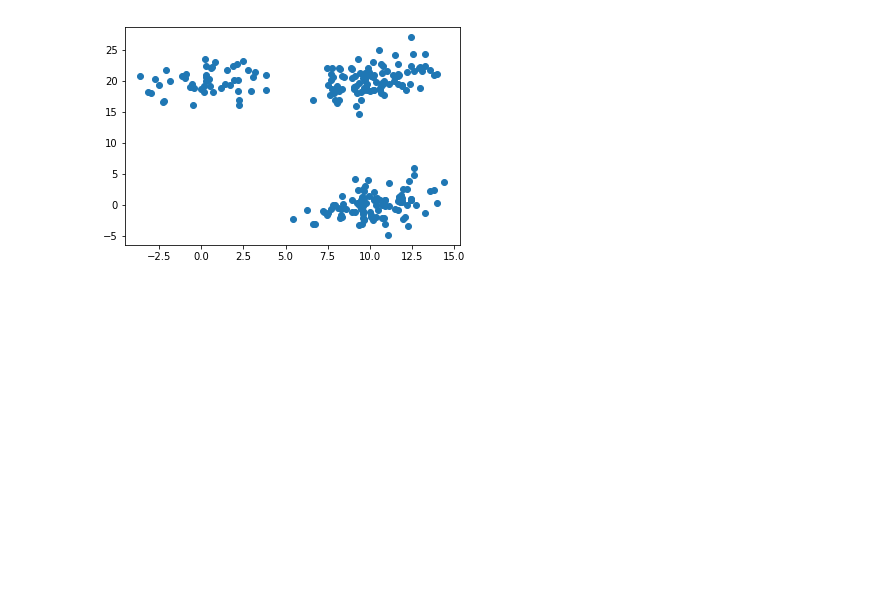
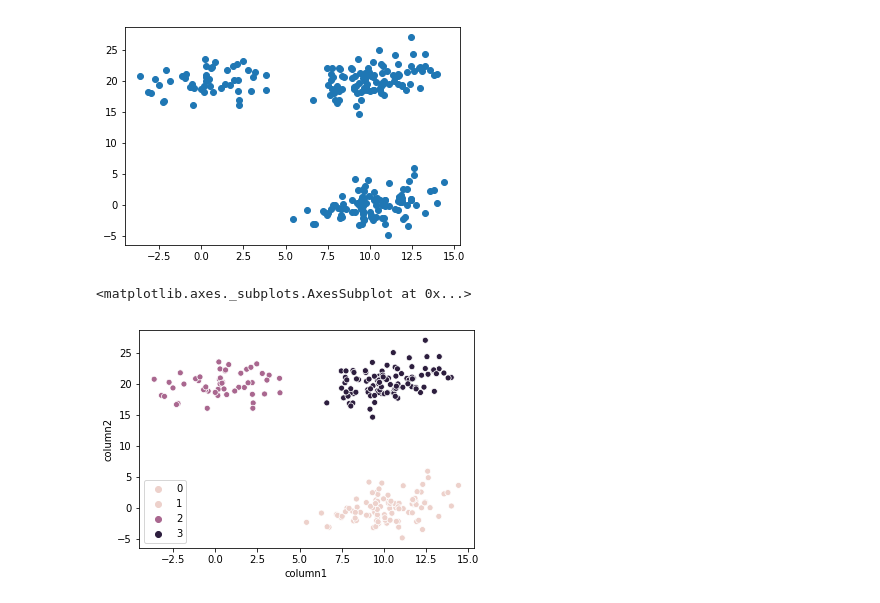
Before and after one commit to GreatLearningAIML1/bangalore-feb-batch-manishkumaraiml, a Jupyter notebook: R4_Internal_Lab_Clustering.ipynb, the cells around one changed output. Cells and saved outputs as stored; diff of their text form; code cells hidden in the pictures; blank space fills up the shorter version.

```diff
--- a/R4_Internal_Lab_Clustering.ipynb
+++ b/R4_Internal_Lab_Clustering.ipynb
@@ -332,3 +332,8 @@ plt.scatter(df['column1'],df['column2'], data=f)
 # %% [output]
 <matplotlib.collections.PathCollection at 0x...>
 [figure]
+# %%
+sns.scatterplot(df['column1'],df['column2'], hue=f)
+# %% [output]
+<matplotlib.axes._subplots.AxesSubplot at 0x...>
+[figure, added]
```
